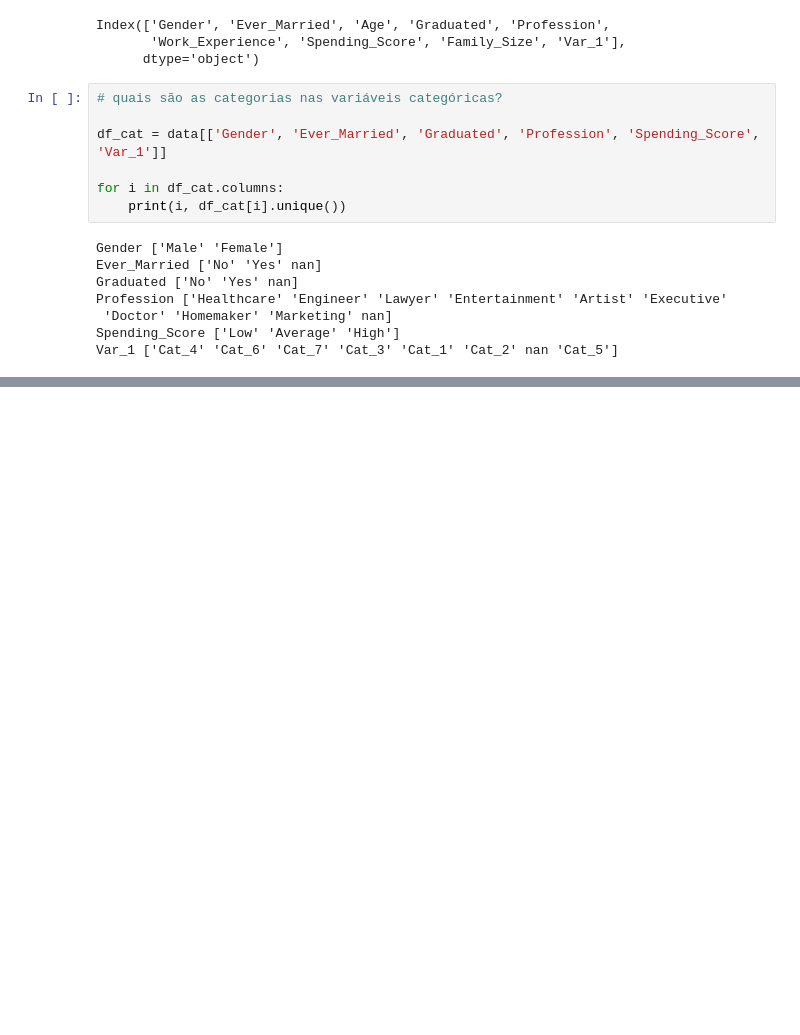
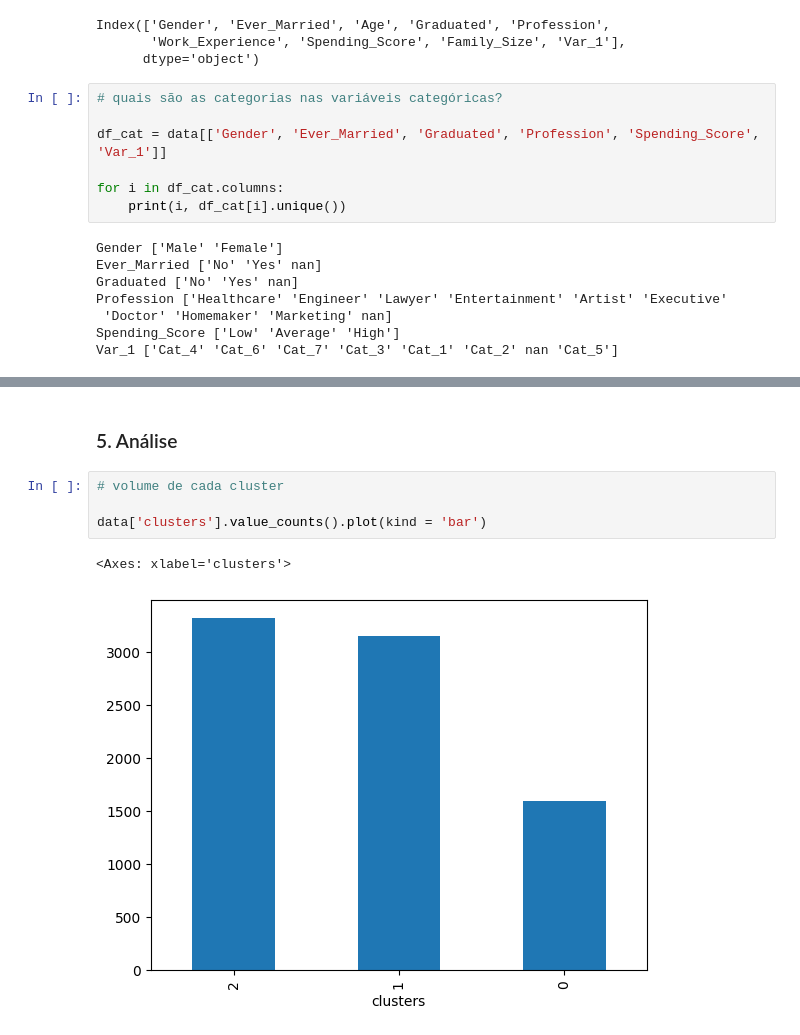
Before and after one commit to leticiafaria7/tools-functions, a Jupyter notebook: clustering/k-prototypes.ipynb, the cells around one changed output, grey strips where cells are left out. Drawn from its saved outputs; the diff is of its cells as text; blank space fills up the shorter version.

```diff
--- a/clustering/k-prototypes.ipynb
+++ b/clustering/k-prototypes.ipynb
@@ -92,0 +288,9 @@ Var_1 ['Cat_4' 'Cat_6' 'Cat_7' 'Cat_3' 'Cat_1' 'Cat_2' nan 'Cat_5']
+# %% [markdown]
+### 5. Análise
+# %%
+# volume de cada cluster
+
+data['clusters'].value_counts().plot(kind = 'bar')
+# %% [output]
+<Axes: xlabel='clusters'>
+[figure, added]
```
Also changed, not shown: parts of 22 cells of this notebook.
